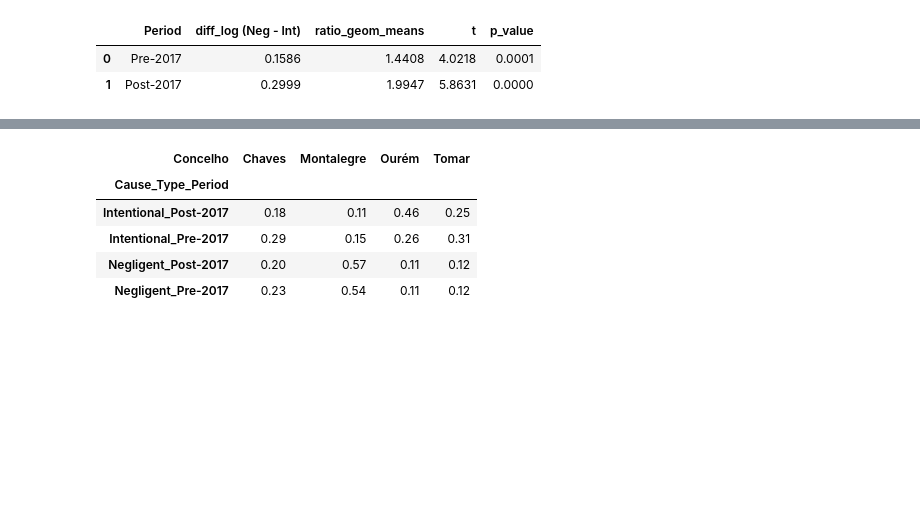
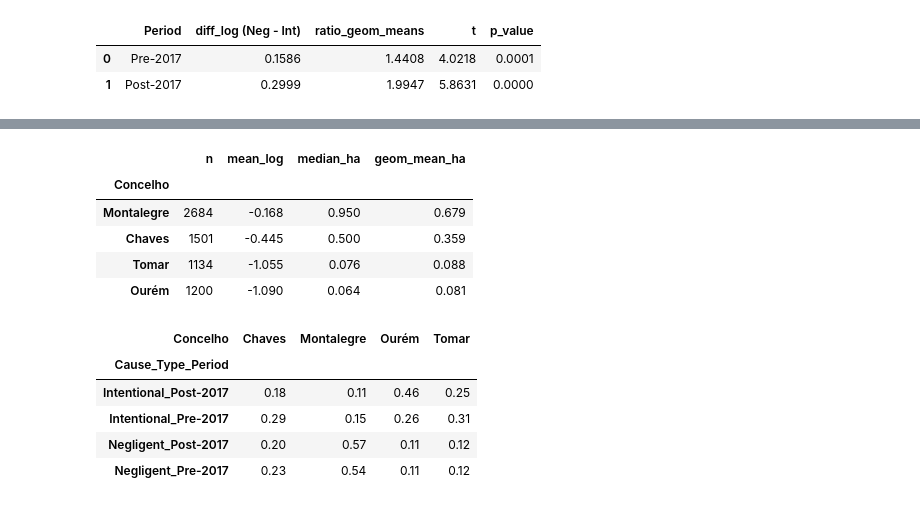
Before and after one commit to isabelamer/FCED_project, a Jupyter notebook: script1.ipynb, the cells around one changed output, grey strips where cells are left out. Drawn from its saved outputs; the diff is of its cells as text; code cells hidden in the pictures; blank space fills up the shorter version.

```diff
--- a/script1.ipynb
+++ b/script1.ipynb
@@ -722,3 +749,19 @@ The four municipalities do not contribute equally to each group. Ourém, where f
+# %%
+# Typical burnt area in each municipality
+mun_q4 = q4.groupby("Concelho").agg(
+    n=("Log_Total_Burnt_Area", "size"),
+    mean_log=("Log_Total_Burnt_Area", "mean"),
+    median_ha=("Total_Burnt_Area", "median"),
+)
+mun_q4["geom_mean_ha"] = 10 ** mun_q4["mean_log"]
+mun_q4.sort_values("mean_log", ascending=False).round(3)
+# %% [output]
+|  | n | mean_log | median_ha | geom_mean_ha |
+| Concelho |  |  |  |  |
+| Montalegre | 2684 | -0.168 | 0.950 | 0.679 |
+| Chaves | 1501 | -0.445 | 0.500 | 0.359 |
+| Tomar | 1134 | -1.055 | 0.076 | 0.088 |
+| Ourém | 1200 | -1.090 | 0.064 | 0.081 |
 # %%
 pd.crosstab(q4["Cause_Type_Period"], q4["Concelho"], normalize="index").round(2)
 # %% [output]
```
Also changed, not shown: parts of 33 cells of this notebook.
